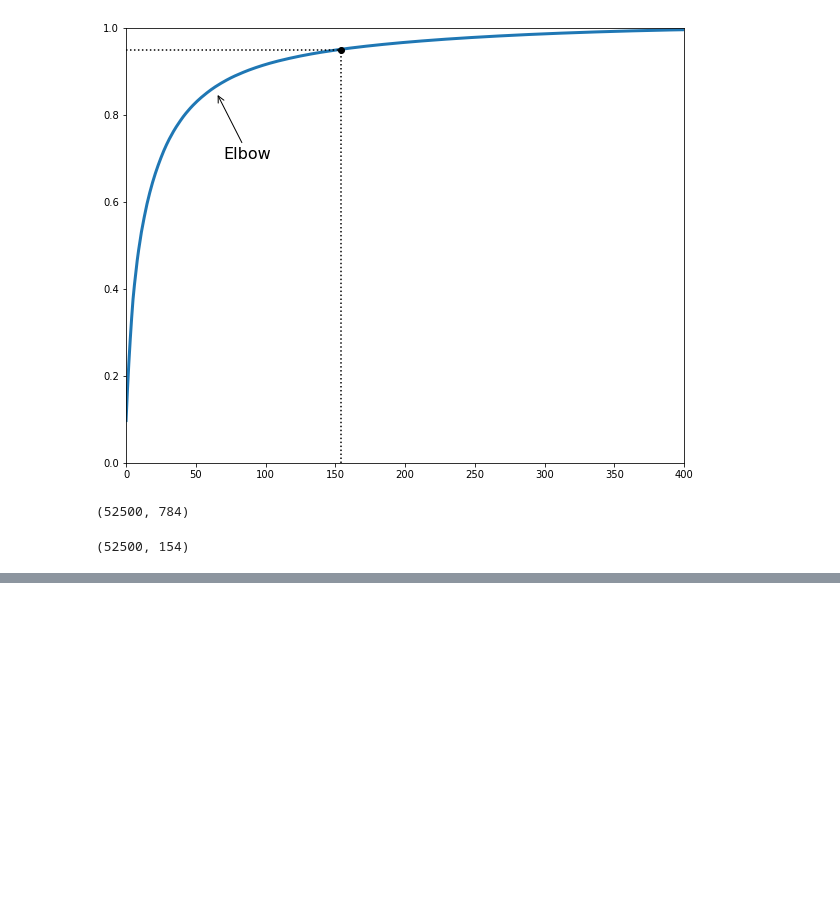
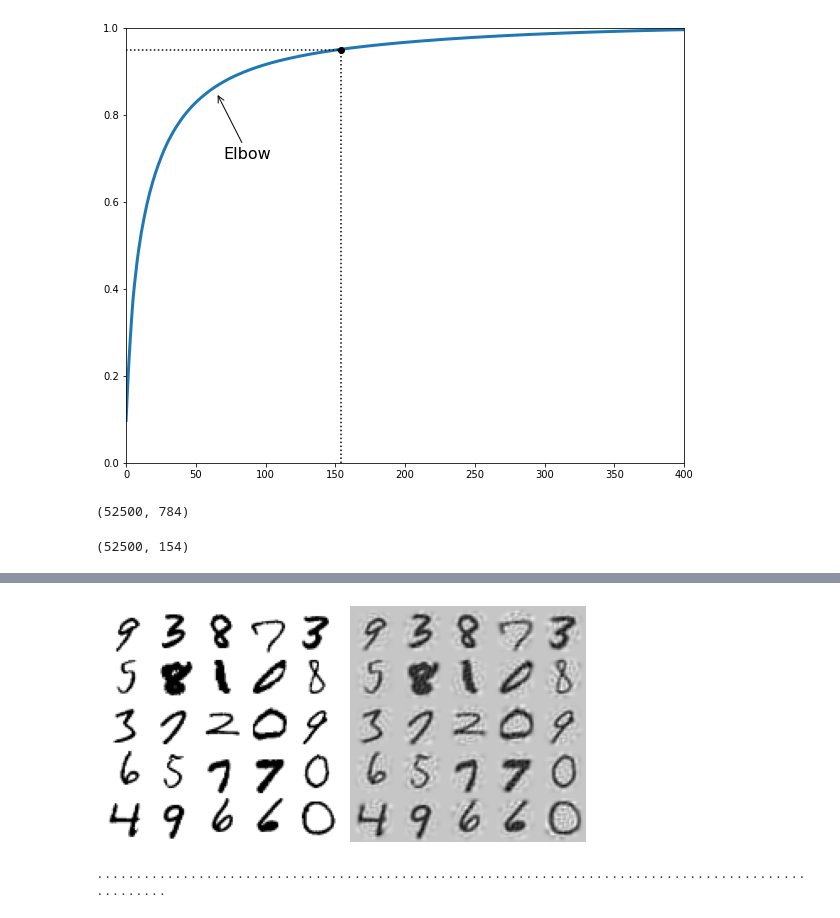
Before and after one commit to EUN-GYUL/ml_study_2023_Q1, a Jupyter notebook: dimentionality-reduction/dimentionality-reduction.ipynb, the cells around one changed output, grey strips where cells are left out. Drawn from its saved outputs; the diff is of its cells as text; code cells hidden in the pictures; blank space fills up the shorter version.

```diff
--- a/dimentionality-reduction/dimentionality-reduction.ipynb
+++ b/dimentionality-reduction/dimentionality-reduction.ipynb
@@ -183,0 +228,21 @@ X_reduced.shape
+# %%
+plt.figure(figsize=(7, 4))
+plt.subplot(121)
+plot_digits(X_train[::2100])
+plt.subplot(122)
+plot_digits(X_recovered[::2100])
+plt.tight_layout()
+# %% [output]
+[figure, added]
+# %%
+from sklearn.decomposition import IncrementalPCA
+
+n_batches = 100
+inc_pca = IncrementalPCA(n_components=154)
+for X_batch in np.array_split(X_train, n_batches):
+    print(".", end="") # 책에는 없음
+    inc_pca.partial_fit(X_batch)
+
+X_reduced = inc_pca.transform(X_train)
+# %% [output]
+....................................................................................................
```
Also changed, not shown: parts of 11 cells of this notebook, 1 other file.
